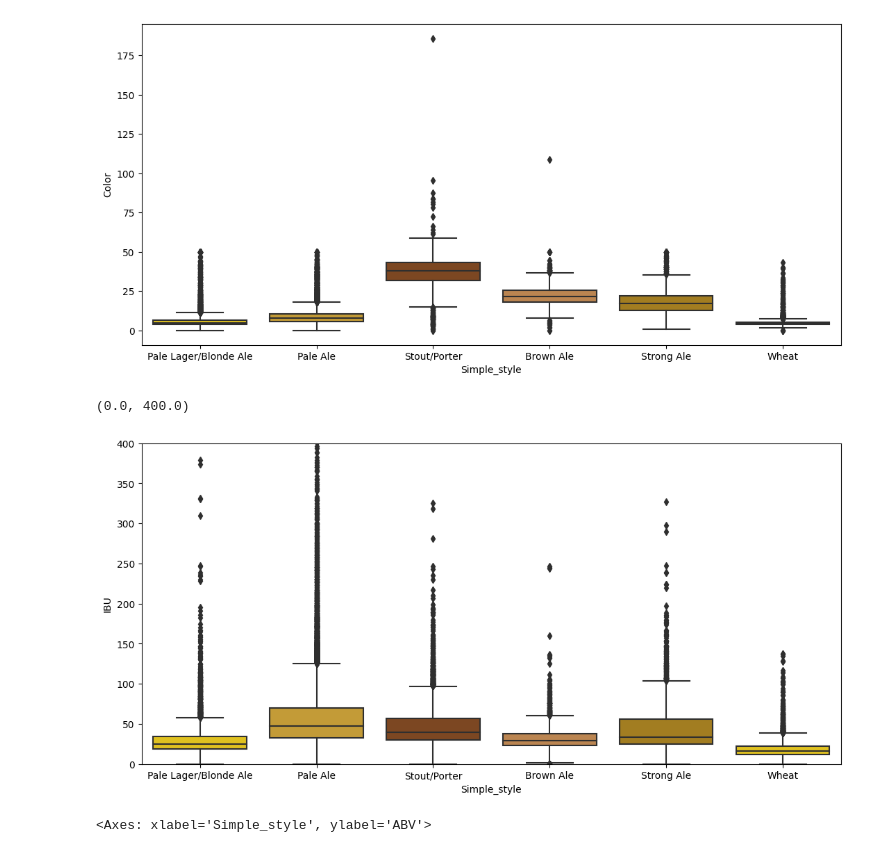
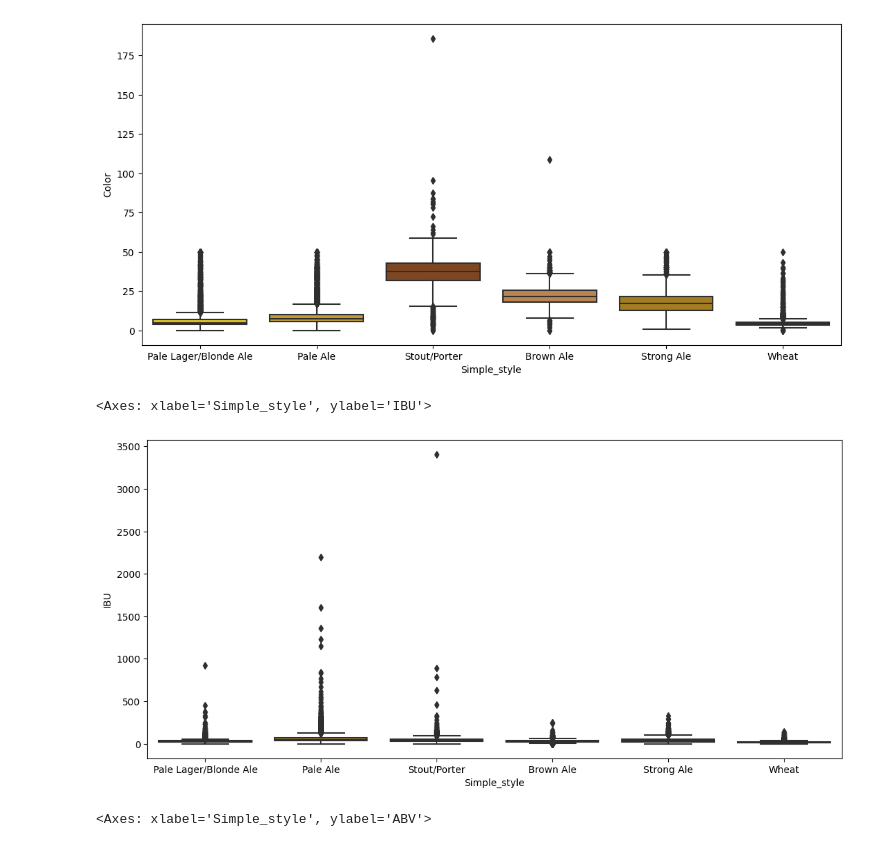
Before and after one commit to agui968/Predicting-Beer-Styles-with-Machine-Learning, a Jupyter notebook: notebooks/03limpieza_EDA.ipynb, the cells around one changed output. Cells and saved outputs as stored; diff of their text form; code cells hidden in the pictures.

```diff
--- a/notebooks/03limpieza_EDA.ipynb
+++ b/notebooks/03limpieza_EDA.ipynb
@@ -89,11 +91,11 @@ sns.boxplot(beer,y='Color',x='Simple_style',palette=['gold','goldenrod','saddleb
 # %%
 plt.figure(figsize=(13,6))
 sns.boxplot(beer,y='IBU',x='Simple_style', palette=['gold','goldenrod','saddlebrown','peru','darkgoldenrod'])#,'lemmonchiffon'])
-plt.ylim(0,400)
+# plt.ylim(0,400)
 # plt.
 # %% [output]
-(0.0, 400.0)
+<Axes: xlabel='Simple_style', ylabel='IBU'>
-[figure, old version]
+[figure, new version]
 # %%
 plt.figure(figsize=(13,6))
 sns.violinplot(beer,y='ABV',x='Simple_style',palette=['gold','goldenrod','saddlebrown','peru','darkgoldenrod'])
```
Also changed, not shown: parts of 3 cells of this notebook, 9 other files.
